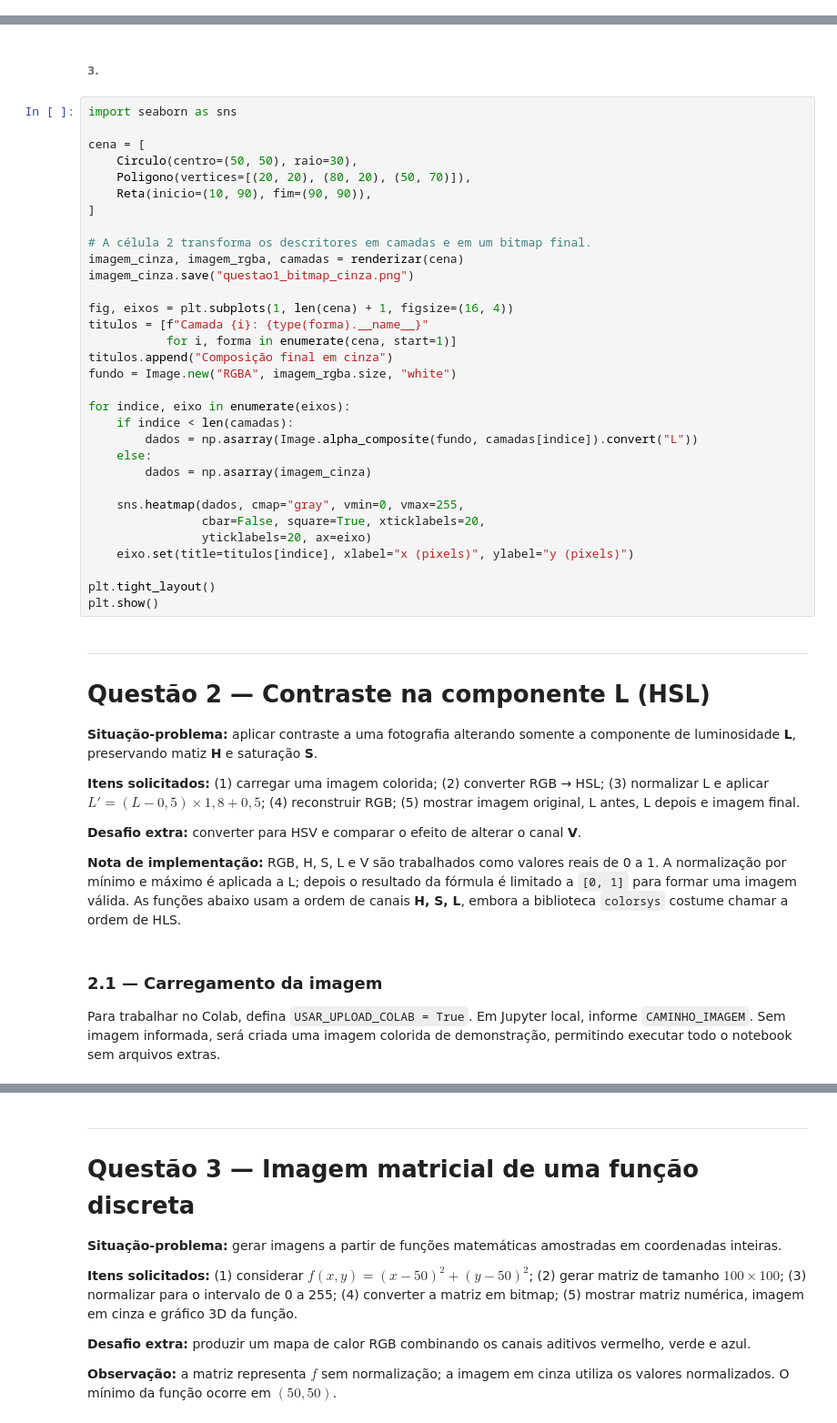
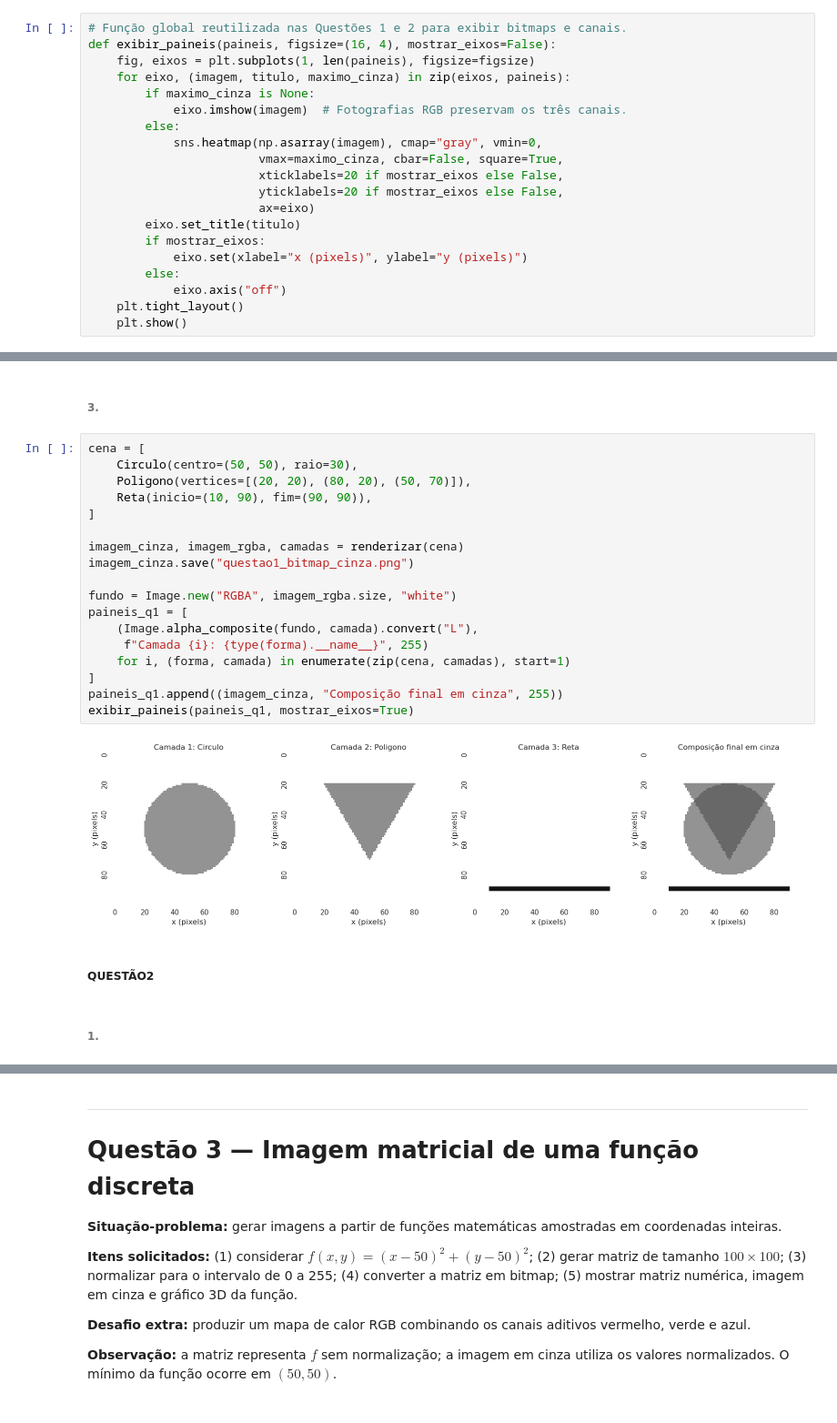
Before and after one commit to 4hoshua/CG-Atividades, a Jupyter notebook: lista_1.ipynb, the cells around one changed output, grey strips where cells are left out. Shown at 91% size. Saved outputs shown, nothing was run; the diff lists cells and outputs as text.

Commit message:
Refactor notebook setup and use sample photo for question two

```diff
--- a/lista_1.ipynb
+++ b/lista_1.ipynb
@@ -19,3 +27,23 @@ from IPython.display import HTML, display
+# %%
+# Função global reutilizada nas Questões 1 e 2 para exibir bitmaps e canais.
+def exibir_paineis(paineis, figsize=(16, 4), mostrar_eixos=False):
+    fig, eixos = plt.subplots(1, len(paineis), figsize=figsize)
+    for eixo, (imagem, titulo, maximo_cinza) in zip(eixos, paineis):
+        if maximo_cinza is None:
+            eixo.imshow(imagem)  # Fotografias RGB preservam os três canais.
+        else:
+            sns.heatmap(np.asarray(imagem), cmap="gray", vmin=0,
+                        vmax=maximo_cinza, cbar=False, square=True,
+                        xticklabels=20 if mostrar_eixos else False,
+                        yticklabels=20 if mostrar_eixos else False,
+                        ax=eixo)
+        eixo.set_title(titulo)
+        if mostrar_eixos:
+            eixo.set(xlabel="x (pixels)", ylabel="y (pixels)")
+        else:
+            eixo.axis("off")
+    plt.tight_layout()
+    plt.show()
 # %% [markdown]
 ##### QUESTÃO1
 # %% [markdown]
@@ -78,49 +106,27 @@ def renderizar(descritores: Sequence[Descritor], tamanho=(100, 100)):
 # %% [markdown]
 ###### 3.
 # %%
-import seaborn as sns
-
 cena = [
     Circulo(centro=(50, 50), raio=30),
     Poligono(vertices=[(20, 20), (80, 20), (50, 70)]),
     Reta(inicio=(10, 90), fim=(90, 90)),
 ]
 
-# A célula 2 transforma os descritores em camadas e em um bitmap final.
 imagem_cinza, imagem_rgba, camadas = renderizar(cena)
 imagem_cinza.save("questao1_bitmap_cinza.png")
 
-fig, eixos = plt.subplots(1, len(cena) + 1, figsize=(16, 4))
-titulos = [f"Camada {i}: {type(forma).__name__}"
-           for i, forma in enumerate(cena, start=1)]
-titulos.append("Composição final em cinza")
 fundo = Image.new("RGBA", imagem_rgba.size, "white")
-
-for indice, eixo in enumerate(eixos):
-    if indice < len(camadas):
-        dados = np.asarray(Image.alpha_composite(fundo, camadas[indice]).convert("L"))
-    else:
-        dados = np.asarray(imagem_cinza)
-
-    sns.heatmap(dados, cmap="gray", vmin=0, vmax=255,
-                cbar=False, square=True, xticklabels=20,
-                yticklabels=20, ax=eixo)
-    eixo.set(title=titulos[indice], xlabel="x (pixels)", ylabel="y (pixels)")
-
-plt.tight_layout()
-plt.show()
+paineis_q1 = [
+    (Image.alpha_composite(fundo, camada).convert("L"),
+     f"Camada {i}: {type(forma).__name__}", 255)
+    for i, (forma, camada) in enumerate(zip(cena, camadas), start=1)
+]
+paineis_q1.append((imagem_cinza, "Composição final em cinza", 255))
+exibir_paineis(paineis_q1, mostrar_eixos=True)
+# %% [output]
+[figure, added]
 # %% [markdown]
----
-# Questão 2 — Contraste na componente L (HSL)
-
-**Situação-problema:** aplicar contraste a uma fotografia alterando somente a componente de luminosidade **L**, preservando matiz **H** e saturação **S**.
-
-**Itens solicitados:** (1) carregar uma imagem colorida; (2) converter RGB → HSL; (3) normalizar L e aplicar $L'=(L-0{,}5)\times1{,}8+0{,}5$; (4) reconstruir RGB; (5) mostrar imagem original, L antes, L depois e imagem final.
-
-**Desafio extra:** converter para HSV e comparar o efeito de alterar o canal **V**.
-
-**Nota de implementação:** RGB, H, S, L e V são trabalhados como valores reais de 0 a 1. A normalização por mínimo e máximo é aplicada a L; depois o resultado da fórmula é limitado a `[0, 1]` para formar uma imagem válida. As funções abaixo usam a ordem de canais **H, S, L**, embora a biblioteca `colorsys` costume chamar a ordem de HLS.
+##### QUESTÃO2
 # %% [markdown]
-### 2.1 — Carregamento da imagem
-Para trabalhar no Colab, defina `USAR_UPLOAD_COLAB = True`. Em Jupyter local, informe `CAMINHO_IMAGEM`. Sem imagem informada, será criada uma imagem colorida de demonstração, permitindo executar todo o notebook sem arquivos extras.
+###### 1.
 # %%
```
Also changed, not shown: parts of 16 cells of this notebook, 1 other file.
